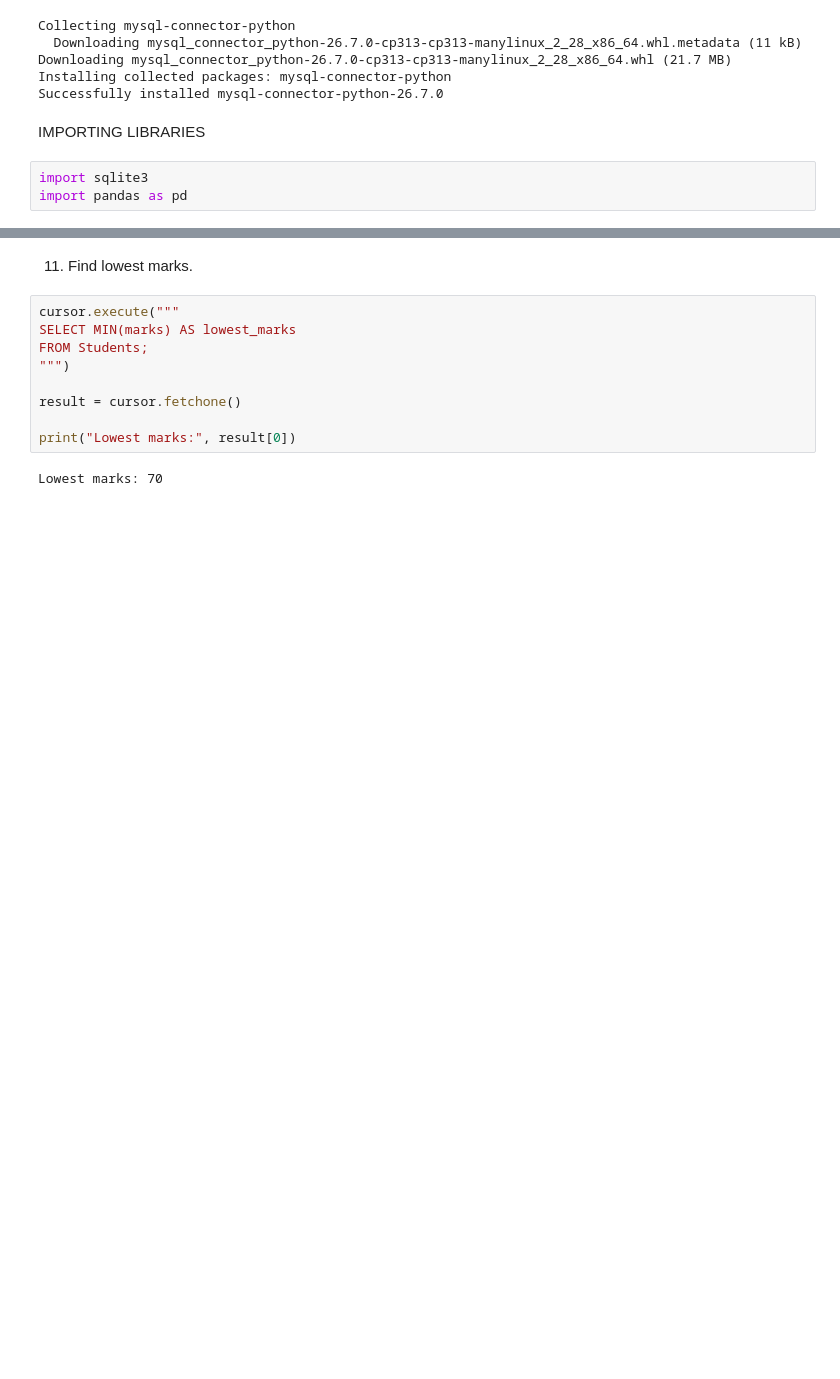
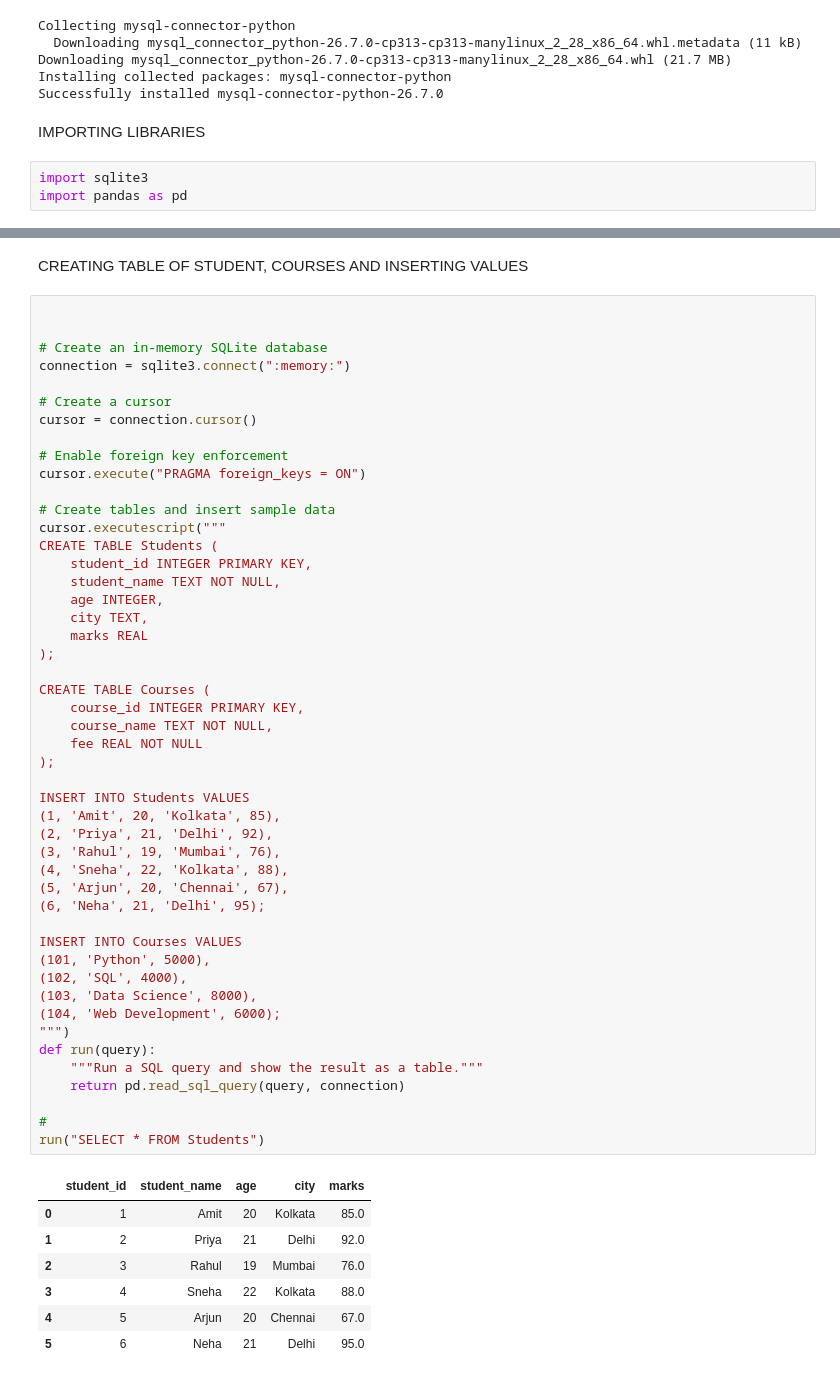
Before and after one commit to saba020/Development-of-AI-Response-Validation-System-with-Hallucination-Detection-Assistance, a Jupyter notebook: SQL_INTERVIEW_QUESTIONS.ipynb, the cells around one changed output, grey strips where cells are left out. Drawn from its saved outputs; the diff is of its cells as text; blank space fills up the shorter version.

```diff
--- a/SQL_INTERVIEW_QUESTIONS.ipynb
+++ b/SQL_INTERVIEW_QUESTIONS.ipynb
@@ -222,13 +20,58 @@ for row in result:
-# %% [markdown]
-11. Find lowest marks.
-# %%
-cursor.execute("""
-SELECT MIN(marks) AS lowest_marks
-FROM Students;
-""")
-
-result = cursor.fetchone()
-
-print("Lowest marks:", result[0])
-# %% [output]
-Lowest marks: 70
+# %% [markdown]
+CREATING TABLE OF STUDENT, COURSES AND INSERTING VALUES
+# %%
+
+
+# Create an in-memory SQLite database
+connection = sqlite3.connect(":memory:")
+
+# Create a cursor
+cursor = connection.cursor()
+
+# Enable foreign key enforcement
+cursor.execute("PRAGMA foreign_keys = ON")
+
+# Create tables and insert sample data
+cursor.executescript("""
+CREATE TABLE Students (
+    student_id INTEGER PRIMARY KEY,
+    student_name TEXT NOT NULL,
+    age INTEGER,
+    city TEXT,
+    marks REAL
+);
+
+CREATE TABLE Courses (
+    course_id INTEGER PRIMARY KEY,
+    course_name TEXT NOT NULL,
+    fee REAL NOT NULL
+);
+
+INSERT INTO Students VALUES
+(1, 'Amit', 20, 'Kolkata', 85),
+(2, 'Priya', 21, 'Delhi', 92),
+(3, 'Rahul', 19, 'Mumbai', 76),
+(4, 'Sneha', 22, 'Kolkata', 88),
+(5, 'Arjun', 20, 'Chennai', 67),
+(6, 'Neha', 21, 'Delhi', 95);
+
+INSERT INTO Courses VALUES
+(101, 'Python', 5000),
+(102, 'SQL', 4000),
+(103, 'Data Science', 8000),
+(104, 'Web Development', 6000);
+""")
+def run(query):
+    """Run a SQL query and show the result as a table."""
+    return pd.read_sql_query(query, connection)
+
+#
+run("SELECT * FROM Students")
+# %% [output]
+|  | student_id | student_name | age | city | marks |
+| 0 | 1 | Amit | 20 | Kolkata | 85.0 |
+| 1 | 2 | Priya | 21 | Delhi | 92.0 |
+| 2 | 3 | Rahul | 19 | Mumbai | 76.0 |
+| 3 | 4 | Sneha | 22 | Kolkata | 88.0 |
+| 4 | 5 | Arjun | 20 | Chennai | 67.0 |
+| 5 | 6 | Neha | 21 | Delhi | 95.0 |
```
Also changed, not shown: parts of 40 cells of this notebook.
